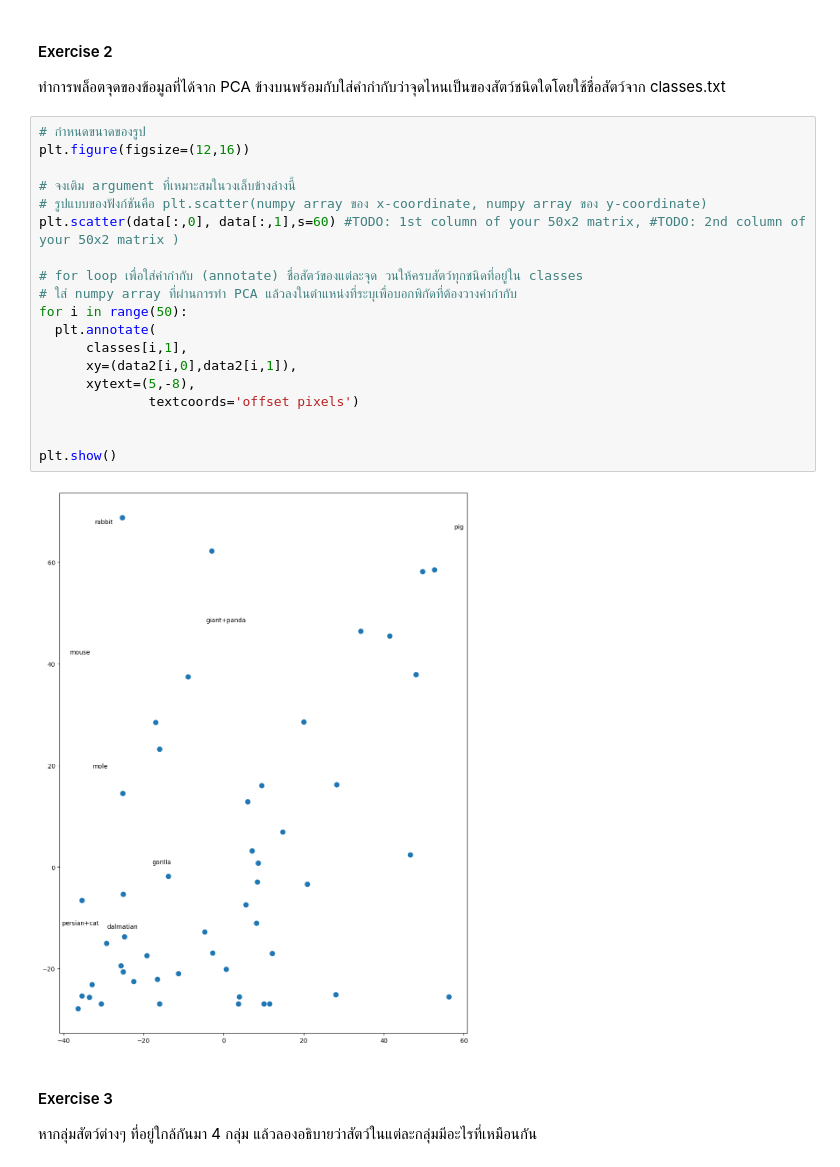
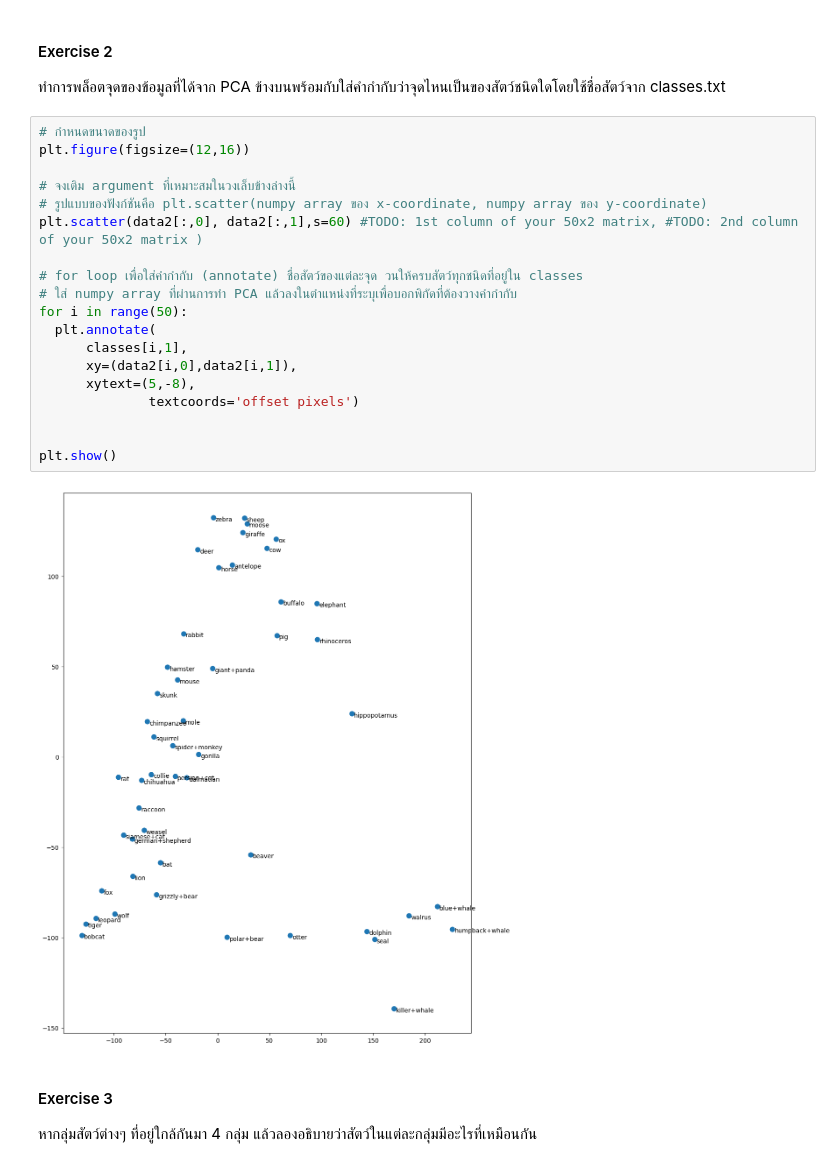
Before and after one commit to suchanya-pangam/670510749-229352-StatisticalLearning-or-Statistical-Learning-Labs., a Jupyter notebook: 229351_LAB03_02.ipynb, the cells around one changed output. Drawn from its saved outputs; the diff is of its cells as text.

```diff
--- a/229351_LAB03_02.ipynb
+++ b/229351_LAB03_02.ipynb
@@ -162,24 +170,24 @@ print(data2)
 # %%
 # กำหนดขนาดของรูป
 plt.figure(figsize=(12,16))
 
 # จงเติม argument ที่เหมาะสมในวงเล็บข้างล่างนี้
 # รูปแบบของฟังก์ชันคือ plt.scatter(numpy array ของ x-coordinate, numpy array ของ y-coordinate)
-plt.scatter(data[:,0], data[:,1],s=60) #TODO: 1st column of your 50x2 matrix, #TODO: 2nd column of your 50x2 matrix )
+plt.scatter(data2[:,0], data2[:,1],s=60) #TODO: 1st column of your 50x2 matrix, #TODO: 2nd column of your 50x2 matrix )
 
 # for loop เพื่อใส่คำกำกับ (annotate) ชื่อสัตว์ของแต่ละจุด วนให้ครบสัตว์ทุกชนิดที่อยู่ใน classes
 # ใส่ numpy array ที่ผ่านการทำ PCA แล้วลงในตำแหน่งที่ระบุเพื่อบอกพิกัดที่ต้องวางคำกำกับ
 for i in range(50):
   plt.annotate(
       classes[i,1],
       xy=(data2[i,0],data2[i,1]),
       xytext=(5,-8),
               textcoords='offset pixels')
 
 
 plt.show()
 # %% [output]
-[figure, old version]
+[figure, new version]
 # %% [markdown]
 #### Exercise 3
 
```
Also changed, not shown: parts of 4 cells of this notebook.
